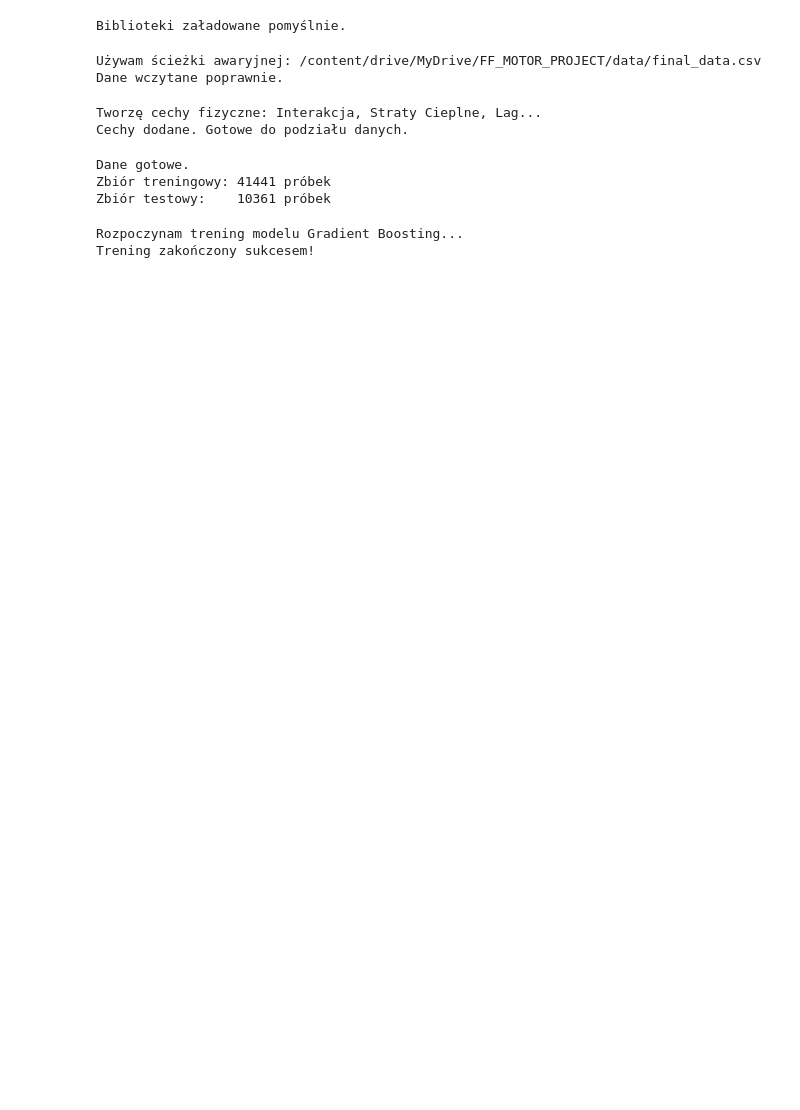
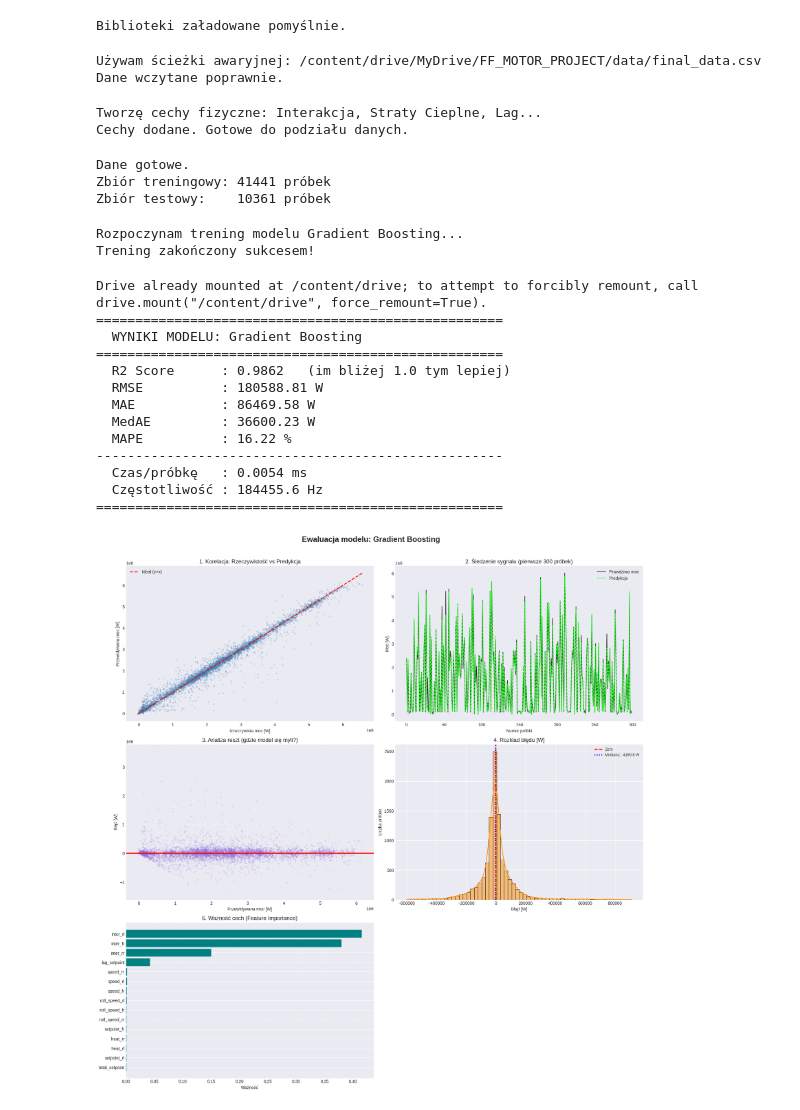
Before and after one commit to mechasB/Feed_Forward_Motor_Project, a Jupyter notebook: src/GradientBoost_advanced_model.ipynb, the cells around one changed output. Saved outputs shown, nothing was run; the diff lists cells and outputs as text; code cells hidden in the pictures; blank space fills up the shorter version.

Commit message:
edit metrics in models

```diff
--- a/src/GradientBoost_advanced_model.ipynb
+++ b/src/GradientBoost_advanced_model.ipynb
@@ -120,18 +117,39 @@ print("Trening zakończony sukcesem!")
 Rozpoczynam trening modelu Gradient Boosting...
 Trening zakończony sukcesem!
 # %%
+from google.colab import drive
+drive.mount('/content/drive')
+
+import sys
+sys.path.append('/content/drive/MyDrive/Colab Notebooks/FF_Motor_Project')
+
 from functions.evaluation import display_model_results
 
 # Pomiar czasu predykcji
 start_time = time.time()
 y_pred = model.predict(X_test)
 total_time = time.time() - start_time
 
 results_gb = display_model_results(
     model_name          = "Gradient Boosting",
     y_true              = y_test,
     y_pred              = y_pred,
     inference_time      = total_time,
     feature_importances = model.feature_importances_,
     feature_names       = X_train.columns.tolist(),
 )
+# %% [output]
+Drive already mounted at /content/drive; to attempt to forcibly remount, call drive.mount("/content/drive", force_remount=True).
+====================================================
+  WYNIKI MODELU: Gradient Boosting
+====================================================
+  R2 Score      : 0.9862   (im bliżej 1.0 tym lepiej)
+  RMSE          : 180588.81 W
+  MAE           : 86469.58 W
+  MedAE         : 36600.23 W
+  MAPE          : 16.22 %
+----------------------------------------------------
+  Czas/próbkę   : 0.0054 ms
+  Częstotliwość : 184455.6 Hz
+====================================================
+[figure, added]
```
Also changed, not shown: parts of 1 cell of this notebook, 3 other files.
